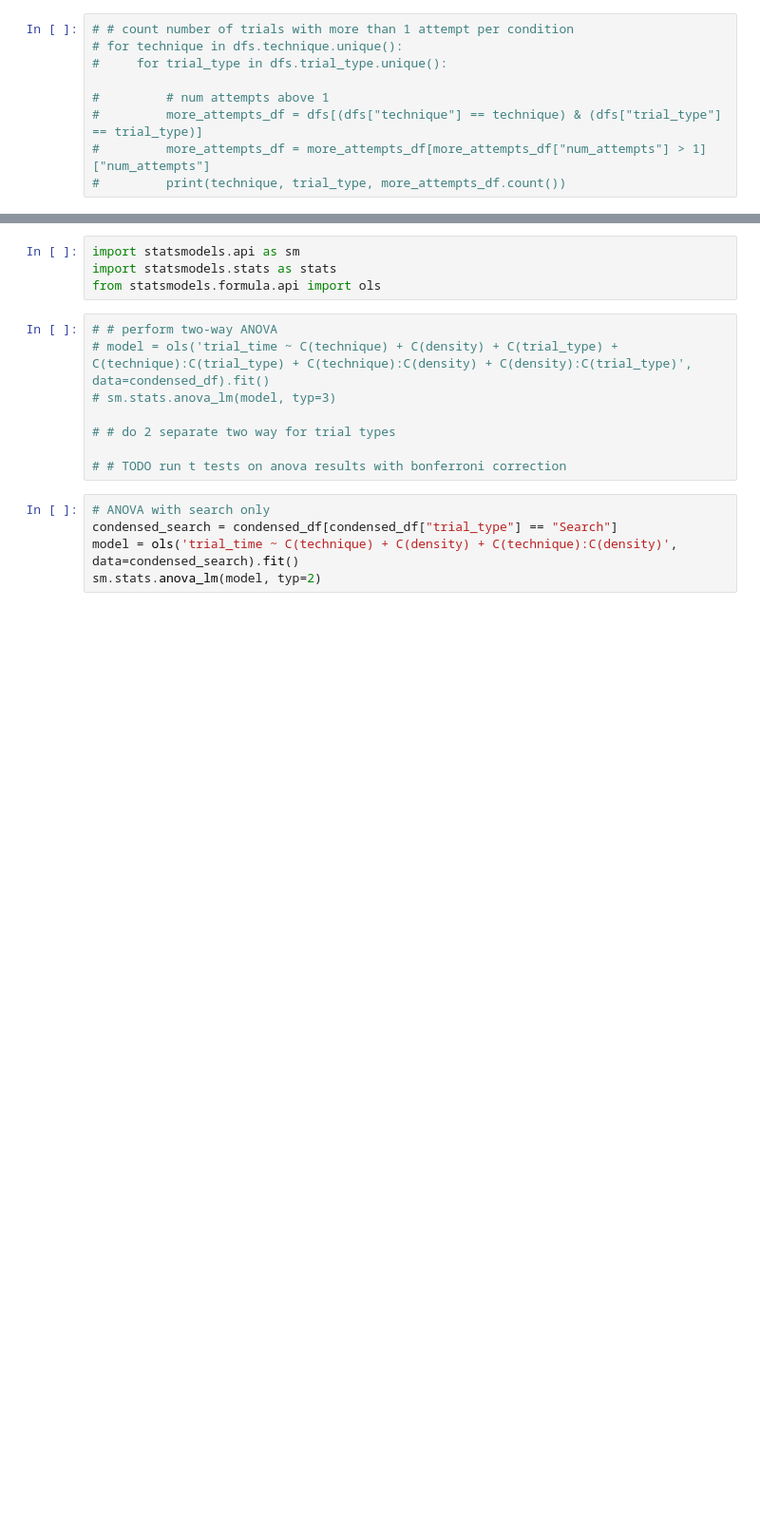
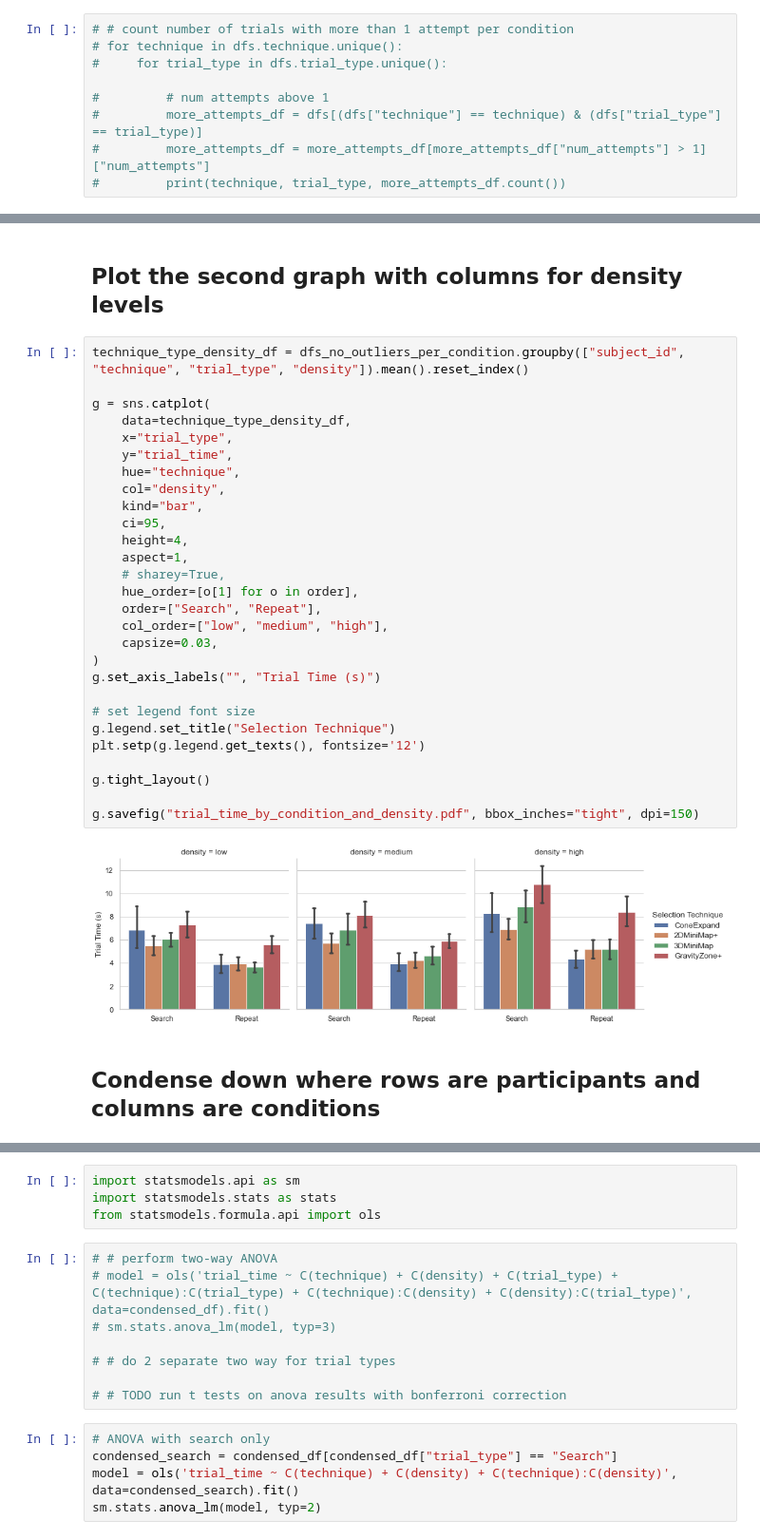
Before and after one commit to maslychm/vr_selection, a Jupyter notebook: data_analysis/density_levels.ipynb, the cells around one changed output, grey strips where cells are left out. Shown: that part at 95% size. Drawn from its saved outputs; the diff is of its cells as text; blank space fills up the shorter version.

```diff
--- a/data_analysis/density_levels.ipynb
+++ b/data_analysis/density_levels.ipynb
@@ -385,0 +244,34 @@ g.savefig("trial_time_by_condition_and_density.pdf", bbox_inches="tight", dpi=15
+# %% [markdown]
+## Plot the second graph with columns for density levels
+# %%
+technique_type_density_df = dfs_no_outliers_per_condition.groupby(["subject_id", "technique", "trial_type", "density"]).mean().reset_index()
+
+g = sns.catplot(
+    data=technique_type_density_df,
+    x="trial_type",
+    y="trial_time",
+    hue="technique",
+    col="density",
+    kind="bar",
+    ci=95,
+    height=4,
+    aspect=1,
+    # sharey=True,
+    hue_order=[o[1] for o in order],
+    order=["Search", "Repeat"],
+    col_order=["low", "medium", "high"],
+    capsize=0.03,
+)
+g.set_axis_labels("", "Trial Time (s)")
+
+# set legend font size
+g.legend.set_title("Selection Technique")
+plt.setp(g.legend.get_texts(), fontsize='12')
+
+g.tight_layout()
+
+g.savefig("trial_time_by_condition_and_density.pdf", bbox_inches="tight", dpi=150)
+# %% [output]
+[figure, added]
+# %% [markdown]
+## Condense down where rows are participants and columns are conditions
```
Also changed, not shown: parts of 46 cells of this notebook, 30 other files.
